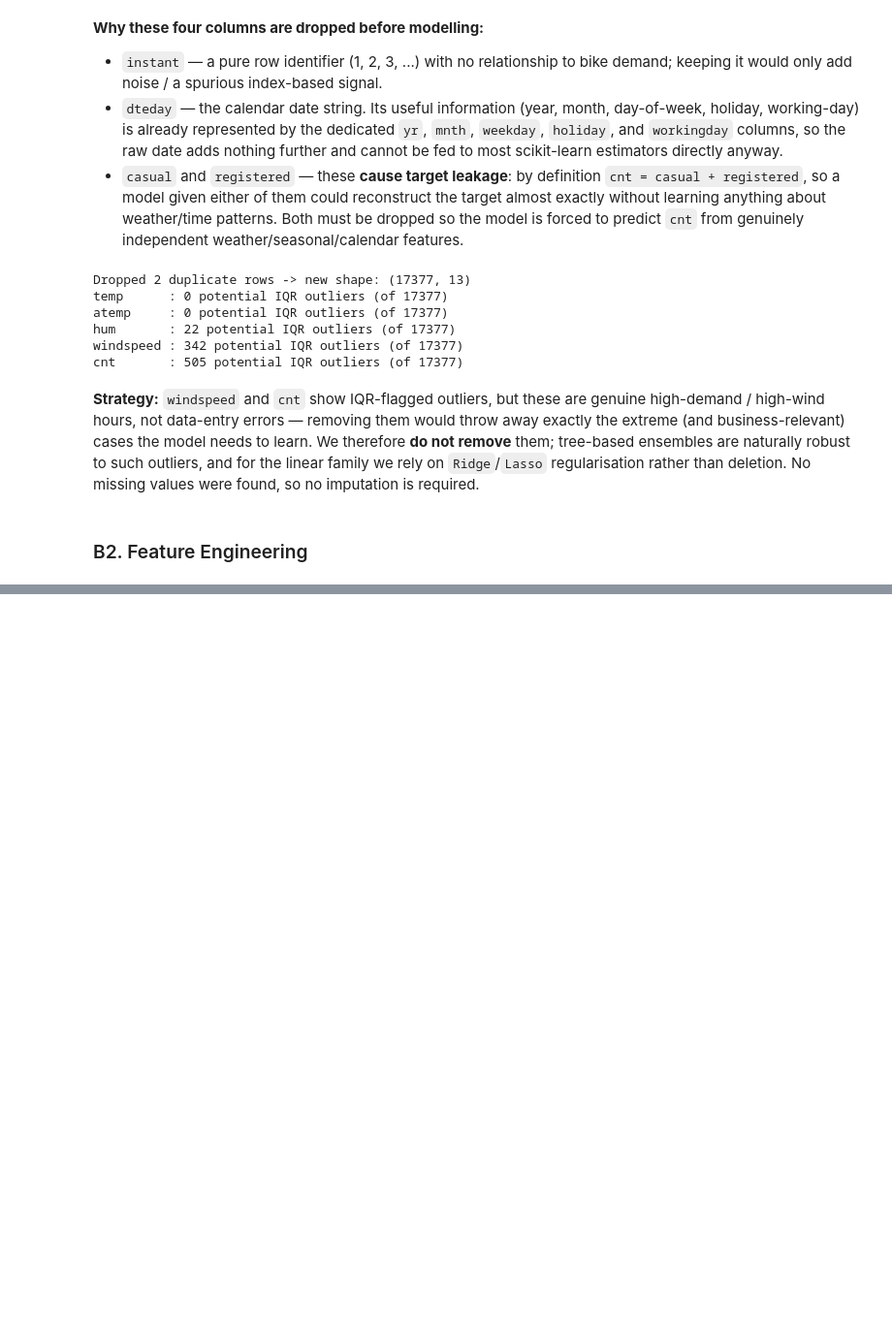
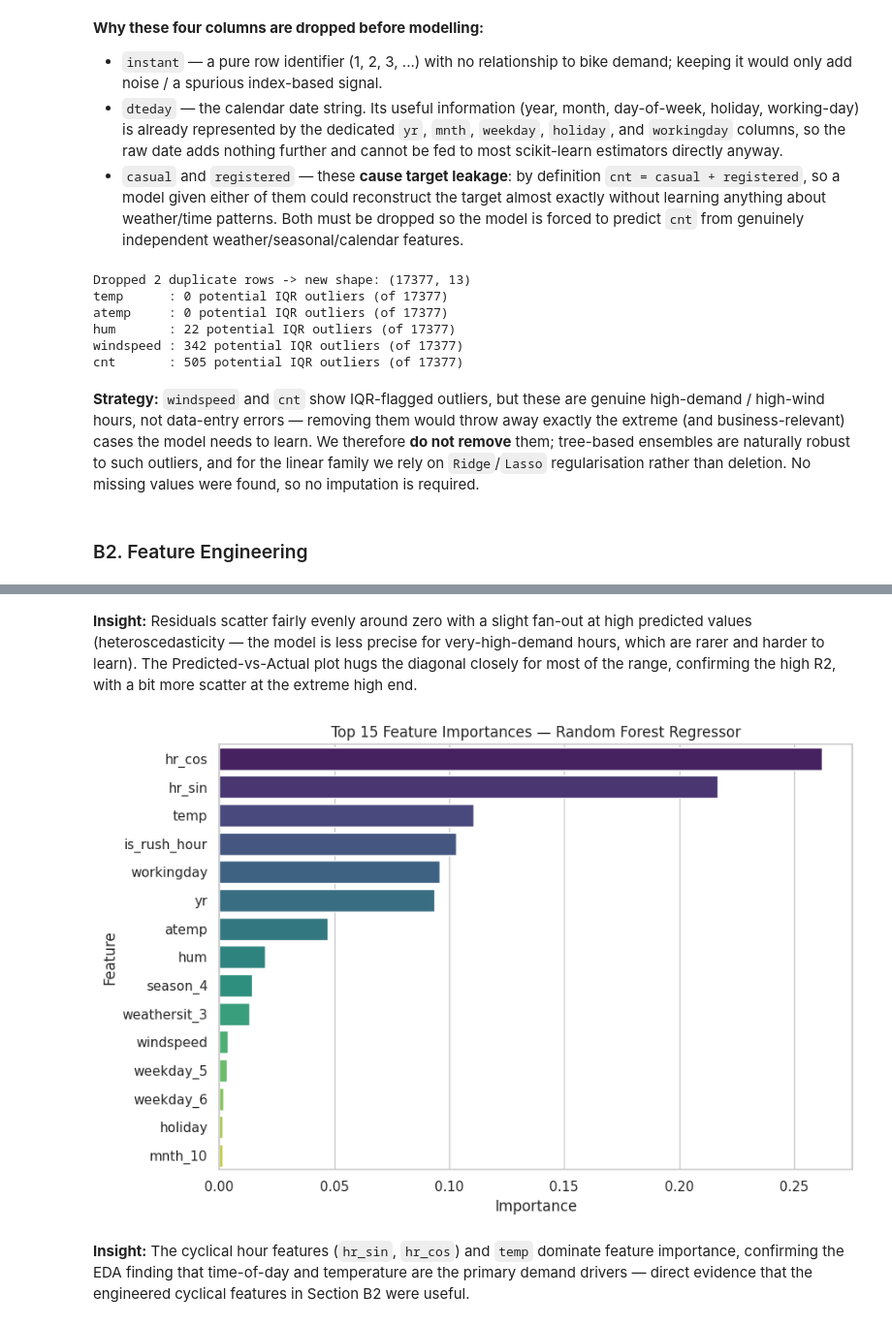
Before and after one commit to djjoy8247408969-netizen/ml_case_study, a Jupyter notebook: regression.ipynb, the cells around one changed output, grey strips where cells are left out. Shown at 97% size. Cells and saved outputs as stored; diff of their text form; code cells hidden in the pictures; blank space fills up the shorter version.

```diff
--- a/regression.ipynb
+++ b/regression.ipynb
@@ -212,3 +212,16 @@ remove** them; tree-based ensembles are naturally robust to such outliers, and f
 regularisation rather than deletion. No missing values were found, so no imputation is required.
 # %% [markdown]
 ### B2. Feature Engineering
+# %%
+# Cyclical encoding of hour-of-day: hr=23 and hr=0 are adjacent in reality but numerically far apart.
+# sin/cos encoding preserves this cyclical adjacency for models sensitive to raw magnitude (linear/KNN/SVR).
+df_clean['hr_sin'] = np.sin(2 * np.pi * df_clean['hr'] / 24)
+df_clean['hr_cos'] = np.cos(2 * np.pi * df_clean['hr'] / 24)
+
+# Rush-hour indicator: EDA showed a clear commute-driven bimodal peak on working days (~7-9am, 5-7pm).
+# An explicit binary flag lets linear models capture this non-linear peak directly instead of approximating it
+# through many weak linear terms.
+df_clean['is_rush_hour'] = df_clean['hr'].isin([7, 8, 9, 17, 18, 19]).astype(int)
+
+df_clean = df_clean.drop(columns=['hr'])
+df_clean[['hr_sin','hr_cos','is_rush_hour']].describe()
@@ -214,0 +548,26 @@ regularisation rather than deletion. No missing values were found, so no imputat
+# %% [markdown]
+**Insight:** Residuals scatter fairly evenly around zero with a slight fan-out at high predicted values (heteroscedasticity — the
+model is less precise for very-high-demand hours, which are rarer and harder to learn). The Predicted-vs-Actual plot hugs the diagonal
+closely for most of the range, confirming the high R2, with a bit more scatter at the extreme high end.
+# %%
+# Feature importance for a tree-based model (Random Forest)
+rf_pipe = fitted_models['Random Forest Regressor']
+ohe_features = rf_pipe.named_steps['pre'].named_transformers_['cat'].get_feature_names_out(CATEGORICAL_COLS)
+all_feature_names = list(ohe_features) + NUMERIC_COLS
+importances = rf_pipe.named_steps['model'].feature_importances_
+
+imp_df = pd.DataFrame({'feature': all_feature_names, 'importance': importances}).sort_values('importance', ascending=False).head(15)
+
+plt.figure(figsize=(9, 6))
+sns.barplot(data=imp_df, x='importance', y='feature', palette='viridis')
+plt.title('Top 15 Feature Importances — Random Forest Regressor')
+plt.xlabel('Importance'); plt.ylabel('Feature')
+plt.tight_layout()
+plt.savefig('reg_feature_importance.png', bbox_inches='tight')
+plt.show()
+# %% [output]
+[figure, added]
+# %% [markdown]
+**Insight:** The cyclical hour features (`hr_sin`, `hr_cos`) and `temp` dominate feature importance, confirming the EDA finding that
+time-of-day and temperature are the primary demand drivers — direct evidence that the engineered cyclical features in Section B2 were
+useful.
```
Also changed, not shown: parts of 44 cells of this notebook.
